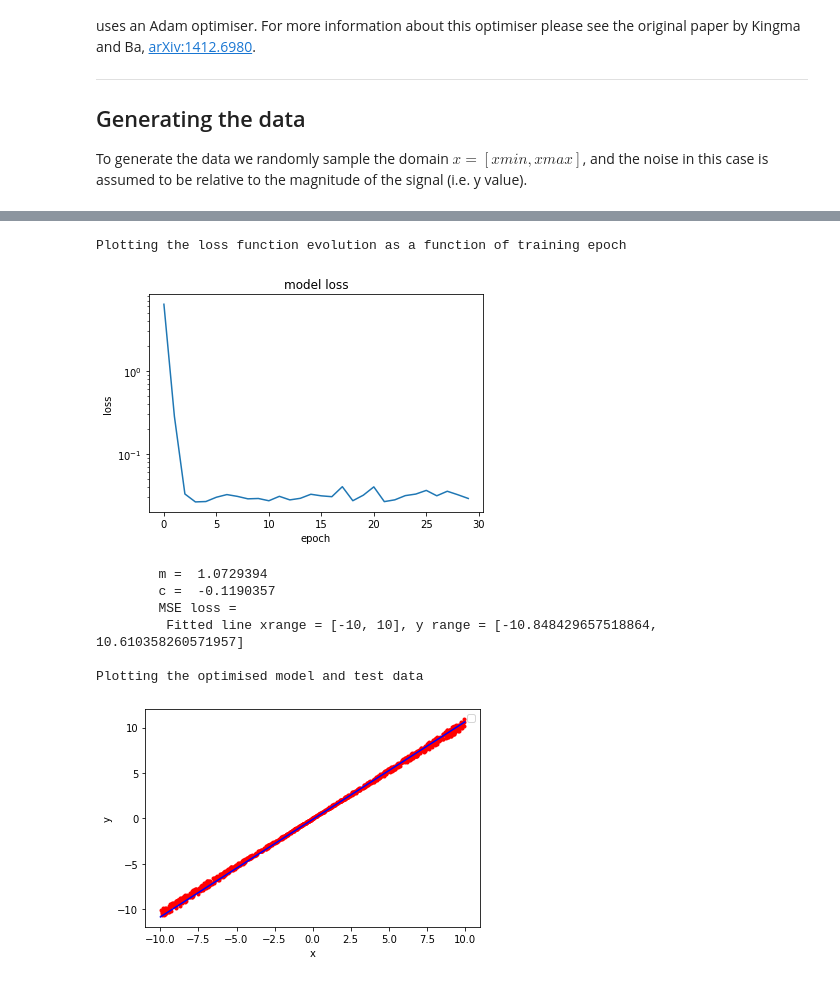
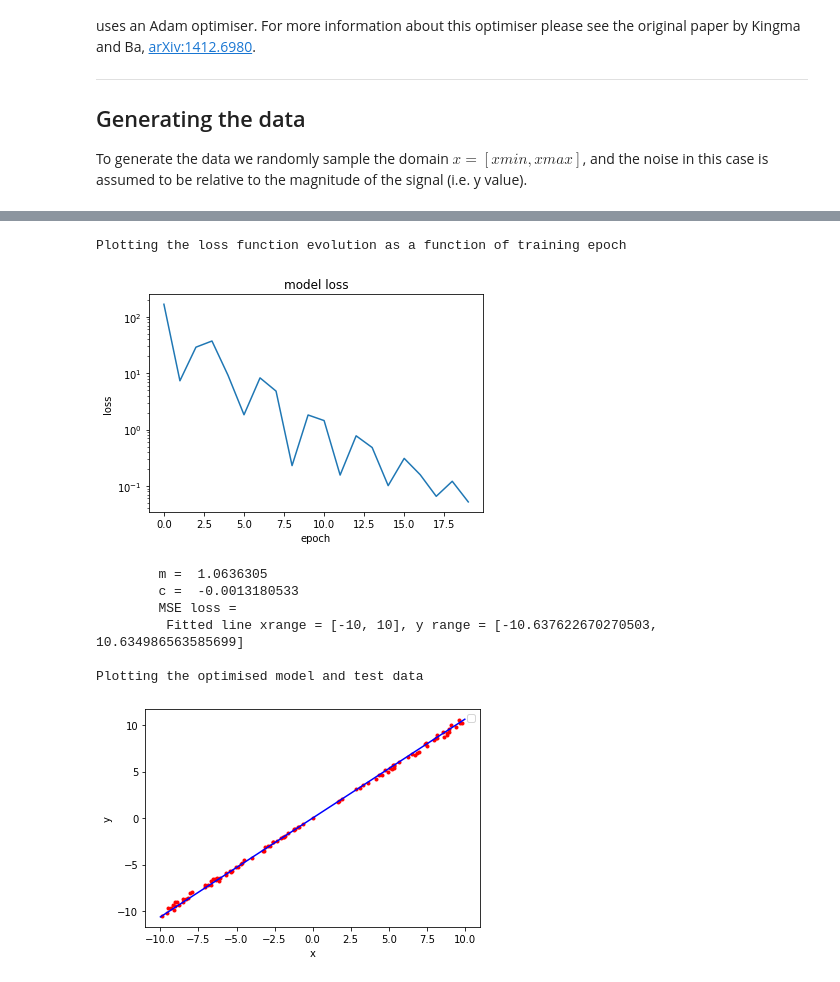
Before and after one commit to adrianbevan/TensorFlow-Tutorial, a Jupyter notebook: notebooks/LinearRegression.ipynb, the cells around one changed output, grey strips where cells are left out. Drawn from its saved outputs; the diff is of its cells as text; code cells hidden in the pictures.

```diff
--- a/notebooks/LinearRegression.ipynb
+++ b/notebooks/LinearRegression.ipynb
@@ -45,8 +45,8 @@ Generate the data to be fitted
 """
 xmin   = -10
 xmax   = 10
-Ntrain = 1000
-Ntest  = 1000
+Ntrain = 100
+Ntest  = 100
 m      = 1.0
 c      = 0.0
 Noise  = 0.1
@@ -55,7 +55,7 @@ def genData(xmin, xmax, Ntrain, Ntest, m, c, Noise):
     """
     Function to generate an ensemble of test and train data for fitting
     """
-    print("Generating the parabola data set")
+    print("\033[92mGenerating the parabola data set\033[0m")
     x_train = []
     y_train = []
     x_test  = []
@@ -85,7 +85,7 @@ def genData(xmin, xmax, Ntrain, Ntest, m, c, Noise):
     return x_train, y_train, x_test, y_test
 
 # generate data for fitting
-x_train, y_train, x_test, y_test = genData(xmin, xmax, 1000, 1000, 1.0, 0.0, 0.1)
+x_train, y_train, x_test, y_test = genData(xmin, xmax, Ntrain, Ntest, m, c, Noise)
 
 print("Have generated:")
 print("\tN(train) examples            = ", len(x_train))
@@ -107,7 +110,7 @@ $MSE = \frac{1}{n}\sum\limits_{i=1}^{n} (y_i - \widehat{y}(x_i))$
 #
 # Training configuration
 #
-Nepochs         = 30
+Nepochs         = 20
 learning_rate   = 0.5
 
 # build the model
@@ -126,7 +129,7 @@ opt = tf.keras.optimizers.Adam(learning_rate=learning_rate)
 model.compile(optimizer=opt, loss=loss_fn )
 
 print("--------------------------------------------------------------------------------------------------------------")
-print("Will perform a linear regression optimisation")
+print("\033[92mWill perform a linear regression optimisation\033[0m")
 print("--------------------------------------------------------------------------------------------------------------\n\n")
 print("Input data Linear Regression Data")
 print("Nepochs              = ", Nepochs)
@@ -166,41 +174,41 @@ Display the evolution of the loss as a function of the training epoch
 # %%
 # summarize history for loss
-print("\nPlotting the loss function evolution as a function of training epoch\n")
+print("\n\033[1mPlotting the loss function evolution as a function of training epoch\033[0m\n")
 plt.plot(history.history['loss'])
 plt.title('model loss')
 plt.ylabel('loss')
 plt.xlabel('epoch')
 plt.yscale('log')
 plt.show()
 plt.clf()
 
 # plot the model for the data
 # we are interested in the first layer
 layer = model.layers[0]
 weights, biases = layer.get_weights()
-miny = weights[0][0]*minx+biases[0]
-maxy = weights[0][0]*maxx+biases[0]
+ymin = weights[0][0]*xmin+biases[0]
+ymax = weights[0][0]*xmax+biases[0]
 
 print("\tm = ", weights[0][0])
 print("\tc = ", biases[0])
 print("\tMSE loss = ".format( history.history['loss'][-1]) )
-print("\t Fitted line xrange = {:}, y range = {:}".format([minx, maxx], [miny, maxy]))
+print("\t Fitted line xrange = {:}, y range = {:}".format([xmin, xmax], [ymin, ymax]))
 
-print("\nPlotting the optimised model and test data\n")
+print("\n\033[1mPlotting the optimised model and test data\033[0m\n")
 plt.plot(x_test, y_test, "r.")
-plt.plot([minx, maxx], [miny, maxy], "b-")  # plot the fitted line
+plt.plot([xmin, xmax], [ymin, ymax], "b-")  # plot the fitted line
 plt.ylabel('y')
 plt.xlabel('x')
 plt.legend("test data", "fitted model")
 plt.show()
 # %% [output]
 Plotting the loss function evolution as a function of training epoch
-[figure, old version]
+[figure, new version]
-        m =  1.0729394
-        c =  -0.1190357
+        m =  1.0636305
+        c =  -0.0013180533
         MSE loss =
-         Fitted line xrange = [-10, 10], y range = [-10.848429657518864, 10.610358260571957]
+         Fitted line xrange = [-10, 10], y range = [-10.637622670270503, 10.634986563585699]
 
 Plotting the optimised model and test data
-[figure, old version]
+[figure, new version]
 # %% [markdown]
```
Also changed, not shown: parts of 5 cells of this notebook, 2 other files.
